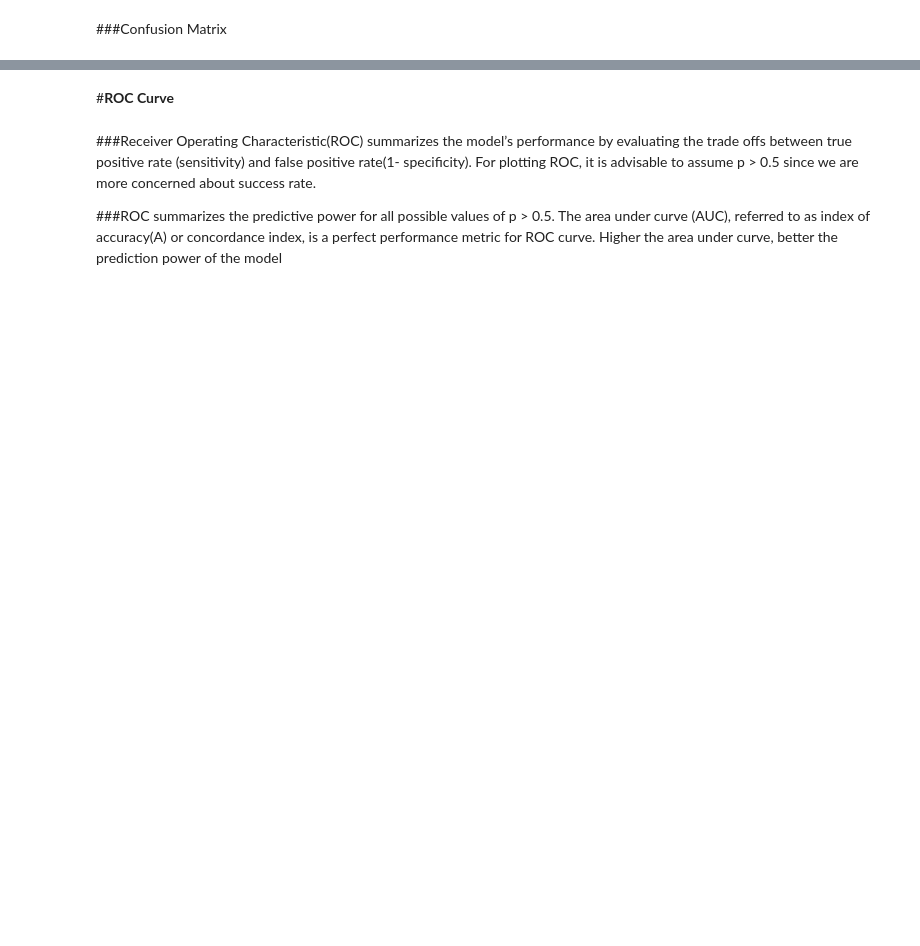
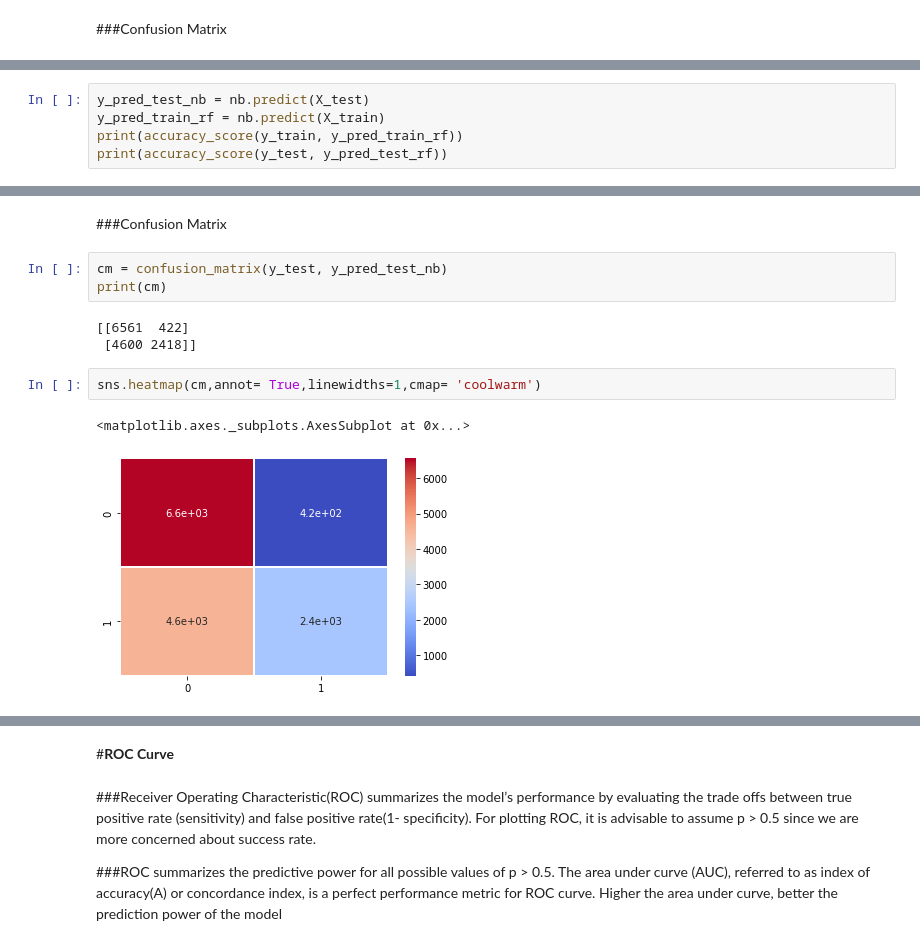
Before and after one commit to VargheseTito/Credit-Card-Default-Prediction, a Jupyter notebook: Credit_Card_Default_Prediction1_Capstone_Project.ipynb, the cells around one changed output, grey strips where cells are left out. Cells and saved outputs as stored; diff of their text form; blank space fills up the shorter version.

```diff
--- a/Credit_Card_Default_Prediction1_Capstone_Project.ipynb
+++ b/Credit_Card_Default_Prediction1_Capstone_Project.ipynb
@@ -1987,0 +2047,5 @@ model_result
+# %%
+y_pred_test_nb = nb.predict(X_test)
+y_pred_train_rf = nb.predict(X_train)
+print(accuracy_score(y_train, y_pred_train_rf))
+print(accuracy_score(y_test, y_pred_test_rf))
@@ -1987,0 +2068,13 @@ model_result
+# %% [markdown]
+###Confusion Matrix
+# %%
+cm = confusion_matrix(y_test, y_pred_test_nb)
+print(cm)
+# %% [output]
+[[6561  422]
+ [4600 2418]]
+# %%
+sns.heatmap(cm,annot= True,linewidths=1,cmap= 'coolwarm')
+# %% [output]
+<matplotlib.axes._subplots.AxesSubplot at 0x...>
+[figure, added]
```
Also changed, not shown: parts of 82 cells of this notebook.
